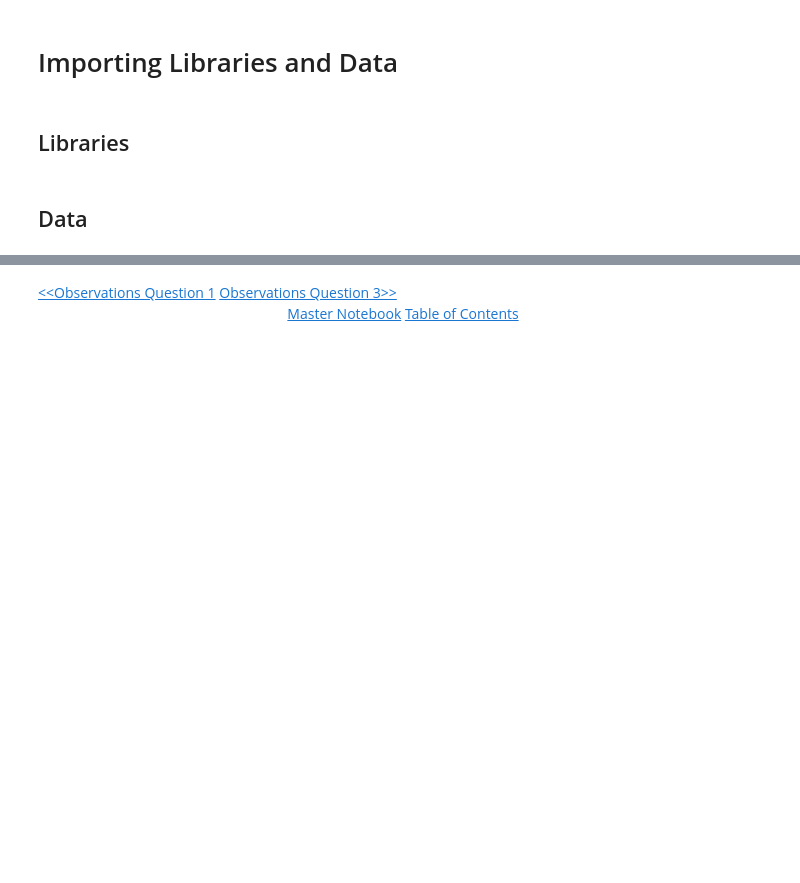
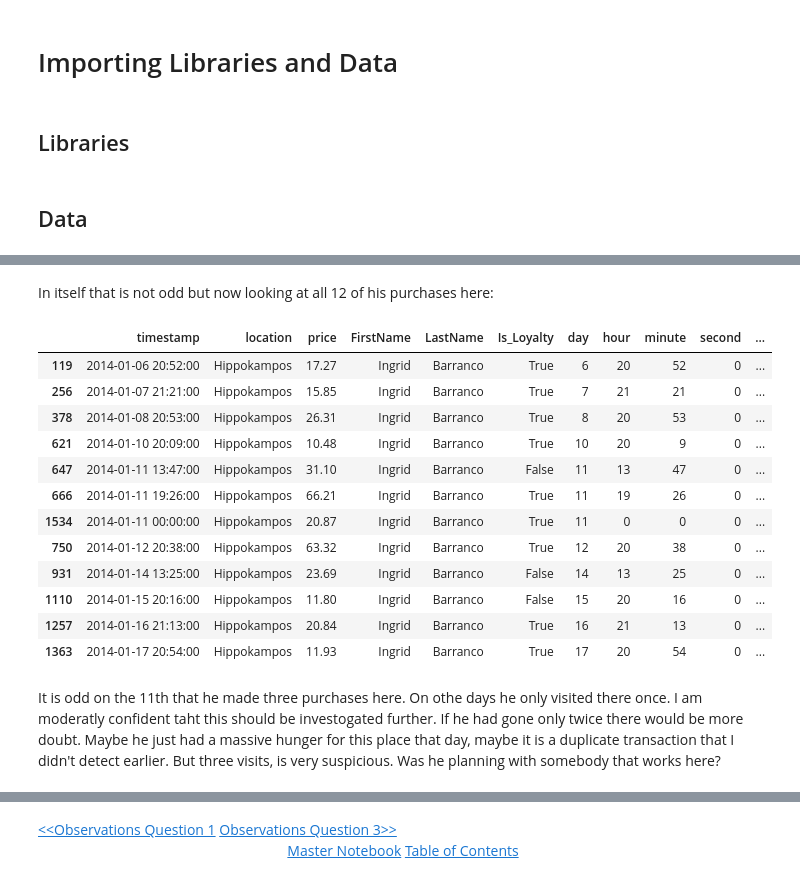
Before and after one commit to cvorsanger/COMP4448Final, a Jupyter notebook: notebooks/ObservationsQ2.ipynb, the cells around one changed output, grey strips where cells are left out. Cells and saved outputs as stored; diff of their text form; code cells hidden in the pictures; blank space fills up the shorter version.

```diff
--- a/notebooks/ObservationsQ2.ipynb
+++ b/notebooks/ObservationsQ2.ipynb
@@ -48,0 +203,20 @@ buys = pd.read_csv('../CheckPoints/Buys_Clean.csv', parse_dates=['timestamp'], i
+# %% [markdown]
+In itself that is not odd but now looking at all 12 of his purchases here:
+# %%
+buys[(buys.FirstName == "Ingrid") & (buys.location == "Hippokampos")].sort_values('day')
+# %% [output]
+|  | timestamp | location | price | FirstName | LastName | Is_Loyalty | day | hour | minute | second | ... |
+| 119 | 2014-01-06 20:52:00 | Hippokampos | 17.27 | Ingrid | Barranco | True | 6 | 20 | 52 | 0 | ... |
+| 256 | 2014-01-07 21:21:00 | Hippokampos | 15.85 | Ingrid | Barranco | True | 7 | 21 | 21 | 0 | ... |
+| 378 | 2014-01-08 20:53:00 | Hippokampos | 26.31 | Ingrid | Barranco | True | 8 | 20 | 53 | 0 | ... |
+| 621 | 2014-01-10 20:09:00 | Hippokampos | 10.48 | Ingrid | Barranco | True | 10 | 20 | 9 | 0 | ... |
+| 647 | 2014-01-11 13:47:00 | Hippokampos | 31.10 | Ingrid | Barranco | False | 11 | 13 | 47 | 0 | ... |
+| 666 | 2014-01-11 19:26:00 | Hippokampos | 66.21 | Ingrid | Barranco | True | 11 | 19 | 26 | 0 | ... |
+| 1534 | 2014-01-11 00:00:00 | Hippokampos | 20.87 | Ingrid | Barranco | True | 11 | 0 | 0 | 0 | ... |
+| 750 | 2014-01-12 20:38:00 | Hippokampos | 63.32 | Ingrid | Barranco | True | 12 | 20 | 38 | 0 | ... |
+| 931 | 2014-01-14 13:25:00 | Hippokampos | 23.69 | Ingrid | Barranco | False | 14 | 13 | 25 | 0 | ... |
+| 1110 | 2014-01-15 20:16:00 | Hippokampos | 11.80 | Ingrid | Barranco | False | 15 | 20 | 16 | 0 | ... |
+| 1257 | 2014-01-16 21:13:00 | Hippokampos | 20.84 | Ingrid | Barranco | True | 16 | 21 | 13 | 0 | ... |
+| 1363 | 2014-01-17 20:54:00 | Hippokampos | 11.93 | Ingrid | Barranco | True | 17 | 20 | 54 | 0 | ... |
+# %% [markdown]
+It is odd on the 11th that he made three purchases here. On othe days he only visited there once. I am moderatly confident taht this should be investogated further. If he had gone only twice there would be more doubt. Maybe he just had a massive hunger for this place that day, maybe it is a duplicate transaction that I didn't detect earlier. But three visits, is very suspicious. Was he planning with somebody that works here?
```
Also changed, not shown: parts of 60 cells of this notebook, 1 other file.
